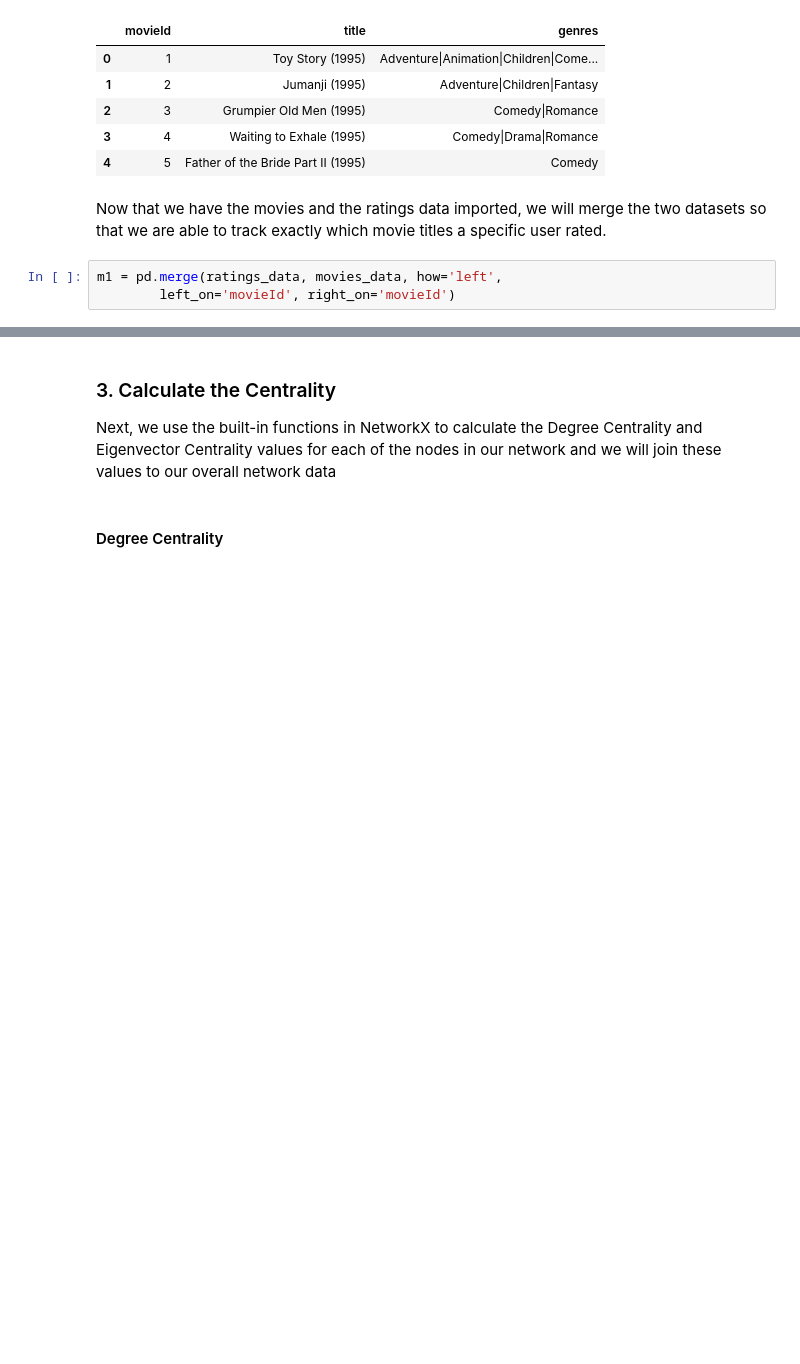
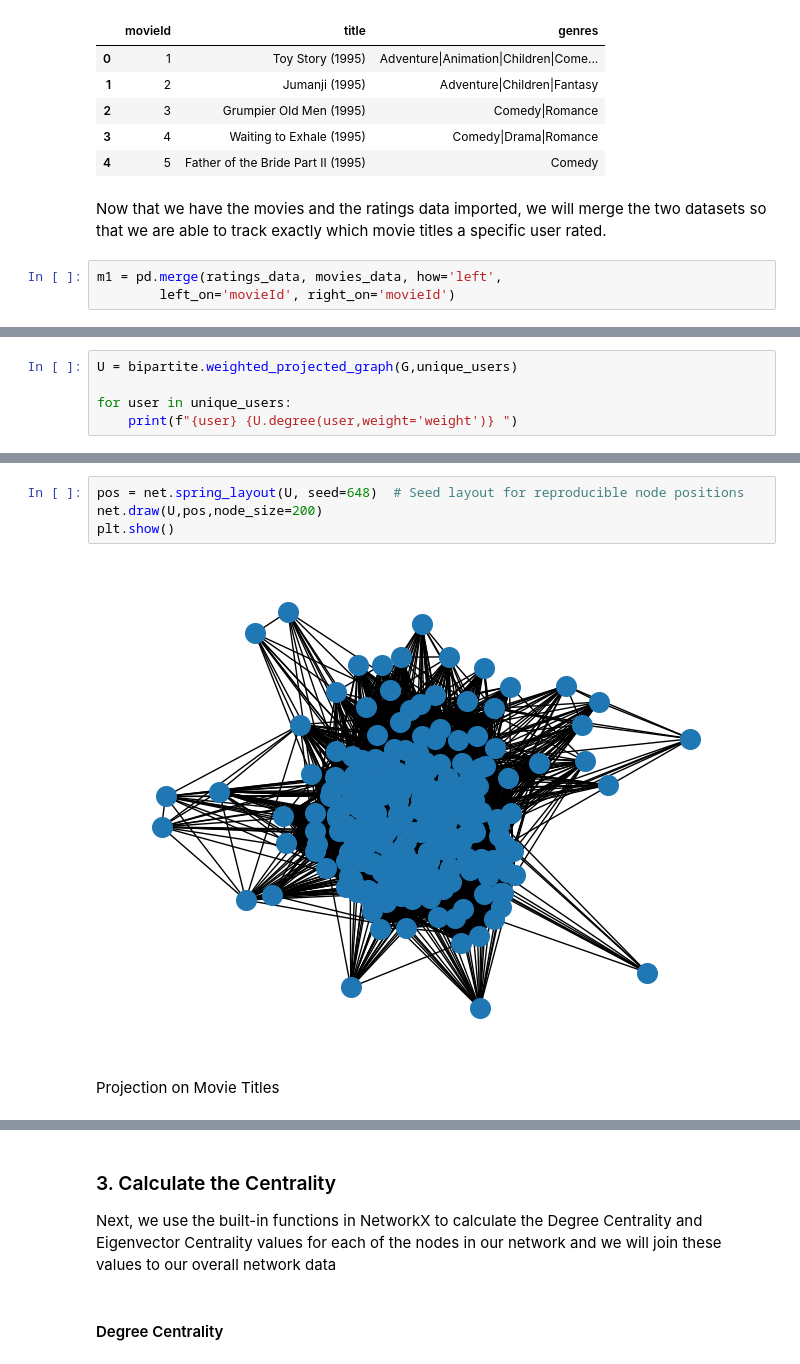
Before and after one commit to klmartin1998/spring2024-data620, a Jupyter notebook: projects/project2/DATA 620 - project2.ipynb, the cells around one changed output, grey strips where cells are left out. Drawn from its saved outputs; the diff is of its cells as text; blank space fills up the shorter version.

Commit message:
updates to project 2

```diff
--- a/projects/project2/DATA 620 - project2.ipynb
+++ b/projects/project2/DATA 620 - project2.ipynb
@@ -171,0 +313,5 @@ else:
+# %%
+U = bipartite.weighted_projected_graph(G,unique_users)
+
+for user in unique_users:
+    print(f"{user} {U.degree(user,weight='weight')} ")
@@ -171,0 +352,8 @@ else:
+# %%
+pos = net.spring_layout(U, seed=648)  # Seed layout for reproducible node positions
+net.draw(U,pos,node_size=200)
+plt.show()
+# %% [output]
+[figure, added]
+# %% [markdown]
+Projection on Movie Titles
```
Also changed, not shown: parts of 65 cells of this notebook.
